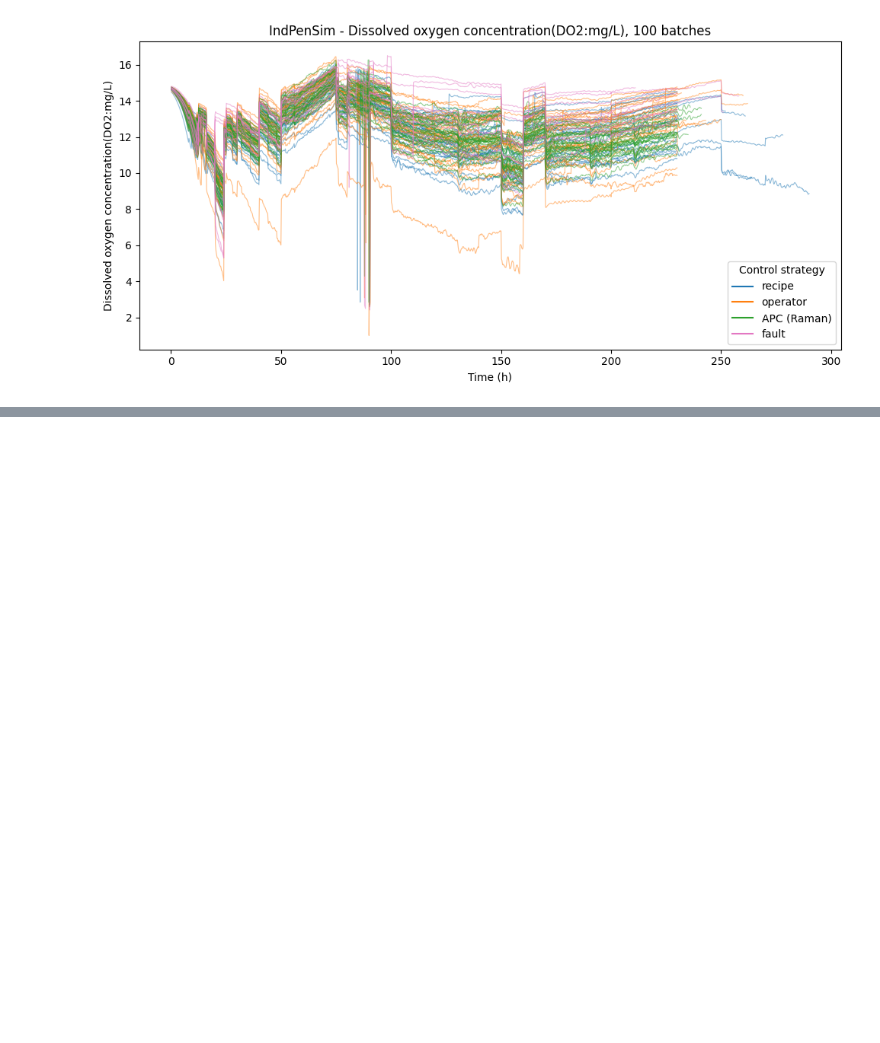
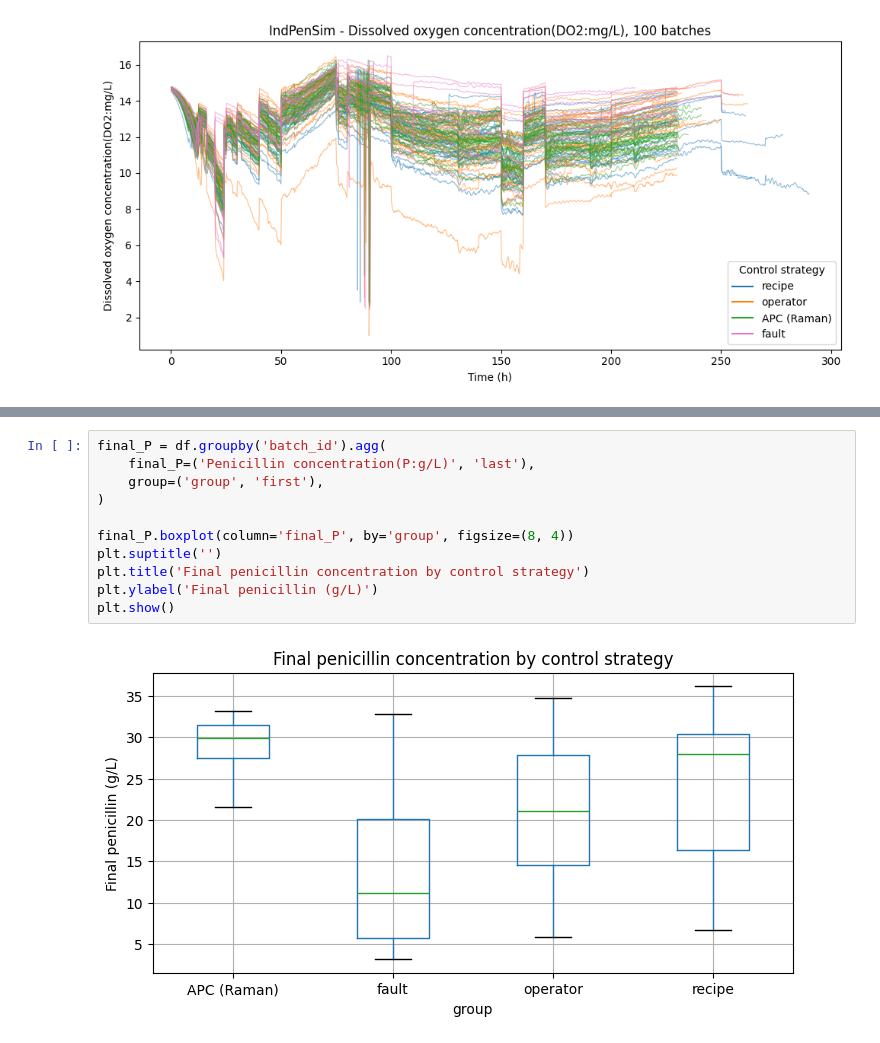
Before and after one commit to AHichem/resilient-process-monitoring, a Jupyter notebook: notebooks/01_load_and_explore.ipynb, the cells around one changed output, grey strips where cells are left out. Saved outputs shown, nothing was run; the diff lists cells and outputs as text; blank space fills up the shorter version.

```diff
--- a/notebooks/01_load_and_explore.ipynb
+++ b/notebooks/01_load_and_explore.ipynb
@@ -533,0 +602,13 @@ plt.show()
+# %%
+final_P = df.groupby('batch_id').agg(
+    final_P=('Penicillin concentration(P:g/L)', 'last'),
+    group=('group', 'first'),
+)
+
+final_P.boxplot(column='final_P', by='group', figsize=(8, 4))
+plt.suptitle('')
+plt.title('Final penicillin concentration by control strategy')
+plt.ylabel('Final penicillin (g/L)')
+plt.show()
+# %% [output]
+[figure, added]
```
Also changed, not shown: parts of 7 cells of this notebook.
